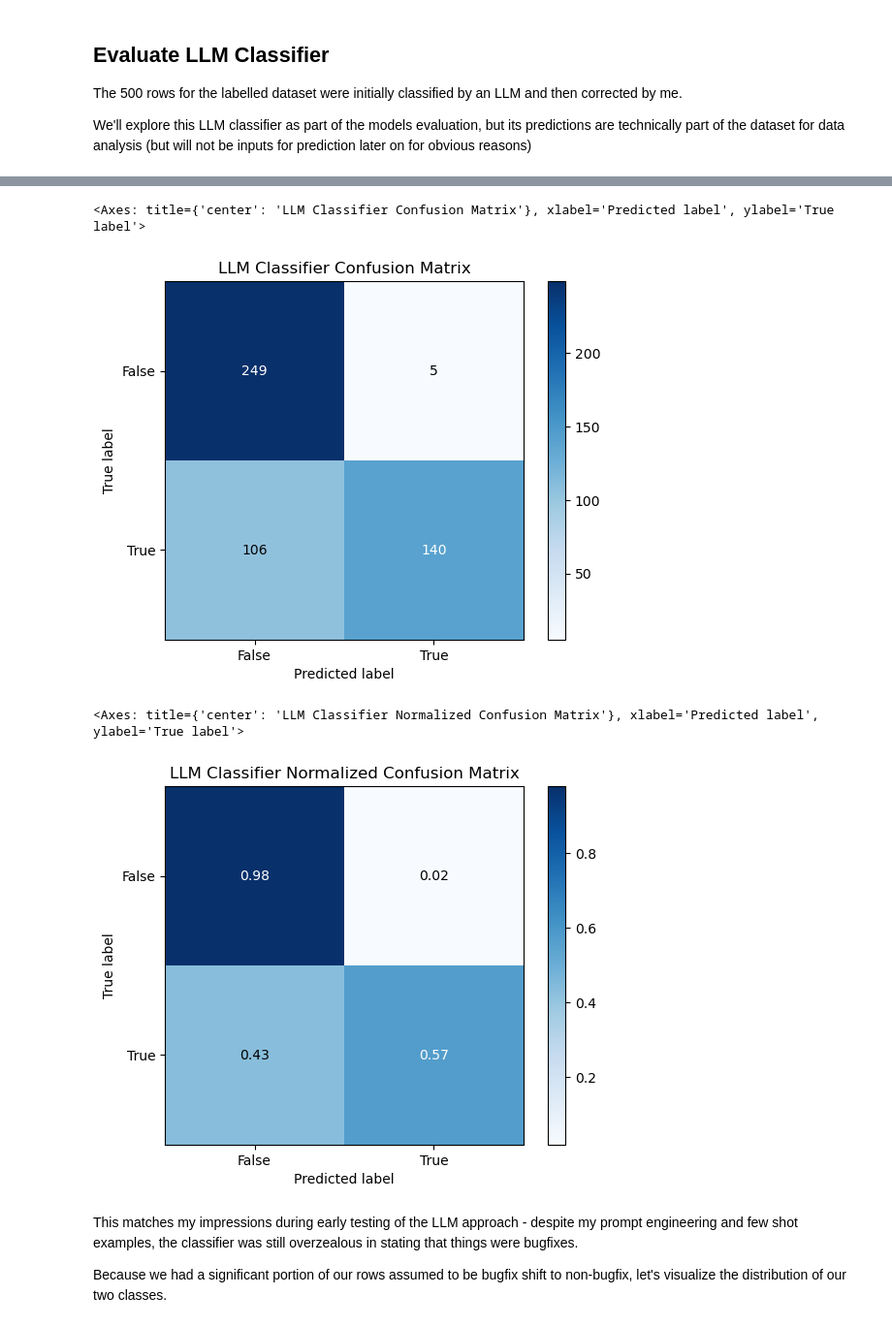
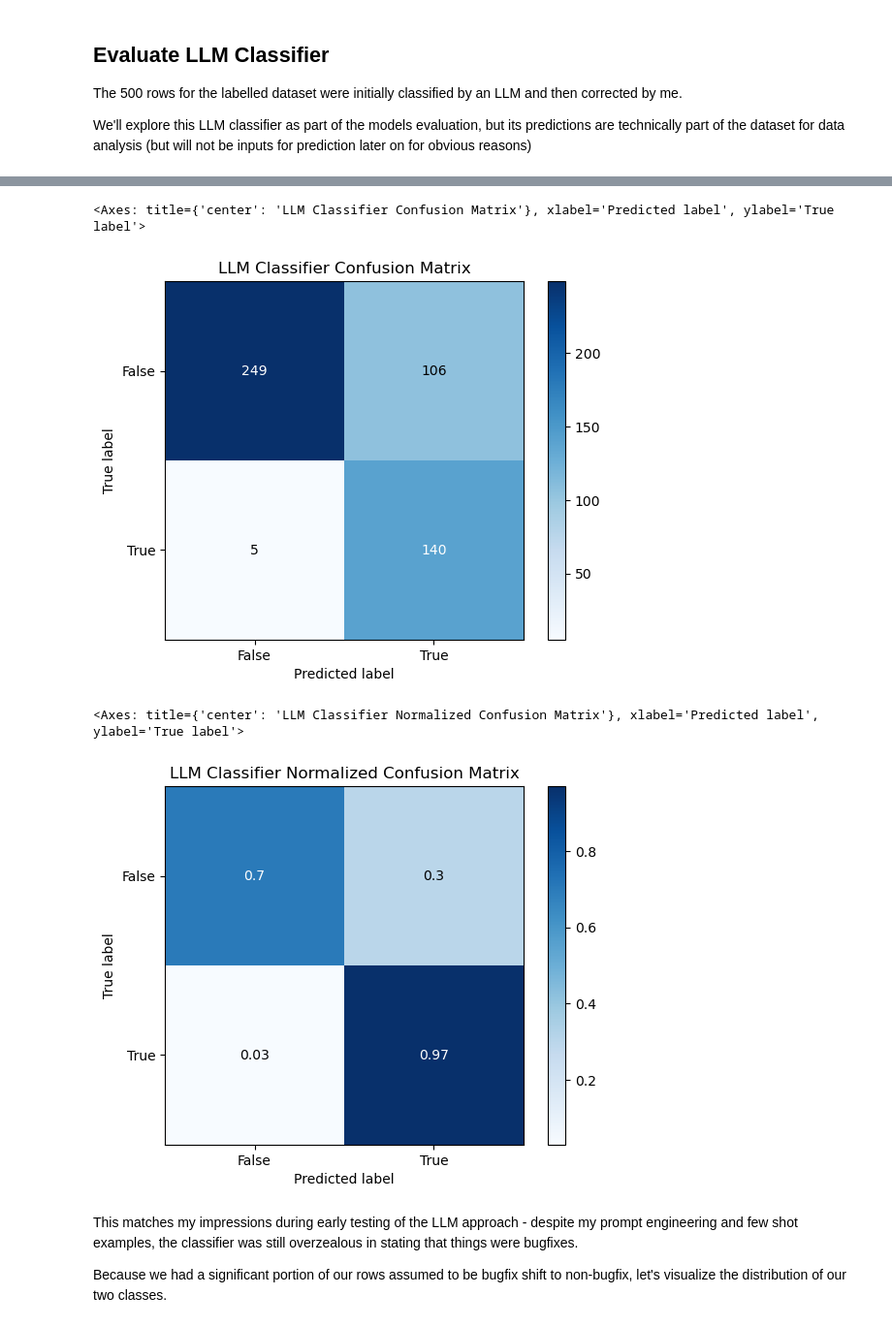
Before and after one commit to IntegerMan/GitStractorCommitClassification, a Jupyter notebook: LabelledEDA.ipynb, the cells around one changed output, grey strips where cells are left out. Shown at 97% size. Drawn from its saved outputs; the diff is of its cells as text; code cells hidden in the pictures.

Commit message:
Fixes for labeling project

```diff
--- a/LabelledEDA.ipynb
+++ b/LabelledEDA.ipynb
@@ -212,7 +212,7 @@ memory usage: 112.4+ KB
 Alright, we still got an empty Unnamed: 33 column, but otherwise things look accurate. Let's drop columns we won't use.
 # %%
 # Remove columns we won't care about
-df = df.drop(columns=['ParentSha', 'Parent2Sha', 'Reasoning', 'Unnamed: 33', 'CommitterId', 'CommitterDateUtc'])
+df = df.drop(columns=['ParentSha', 'Parent2Sha', 'Reasoning', 'CommitterId', 'CommitterDateUtc'])
 # %% [markdown]
 Our dates are objects and not proper date times. We've dropped CommitterDateUtc, but lets make sure dates are localized in US Eastern format for easier to interpret charts for a US Eastern based author.
 # %%
@@ -266,21 +286,21 @@ We'll explore this LLM classifier as part of the models evaluation, but its pred
 import matplotlib.pyplot as plt
 import scikitplot as skplt
 
-skplt.metrics.plot_confusion_matrix(df['Predicted Label'],
-                                    df['Actual Label'],
+skplt.metrics.plot_confusion_matrix(df['Actual Label'],
+                                    df['Predicted Label'],
                                     title='LLM Classifier Confusion Matrix',
                                     normalize=False)
 # %% [output]
 <Axes: title={'center': 'LLM Classifier Confusion Matrix'}, xlabel='Predicted label', ylabel='True label'>
-[figure, old version]
+[figure, new version]
 # %%
-skplt.metrics.plot_confusion_matrix(df['Predicted Label'],
-                                    df['Actual Label'],
+skplt.metrics.plot_confusion_matrix(df['Actual Label'],
+                                    df['Predicted Label'],
                                     title='LLM Classifier Normalized Confusion Matrix',
                                     normalize=True)
 # %% [output]
 <Axes: title={'center': 'LLM Classifier Normalized Confusion Matrix'}, xlabel='Predicted label', ylabel='True label'>
-[figure, old version]
+[figure, new version]
 # %% [markdown]
 This matches my impressions during early testing of the LLM approach - despite my prompt engineering and few shot examples, the classifier was still overzealous in stating that things were bugfixes.
 
```
Also changed, not shown: parts of 47 cells of this notebook, 1 other file.
